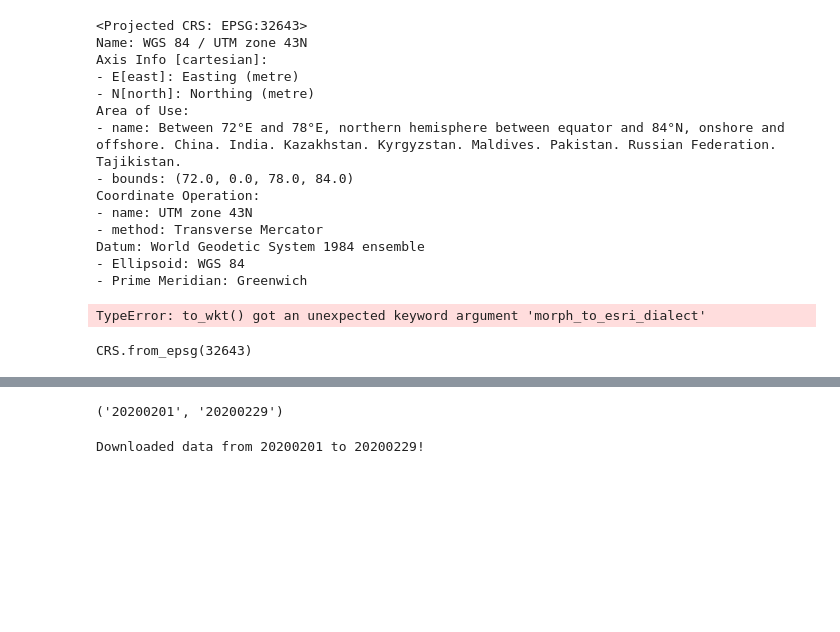
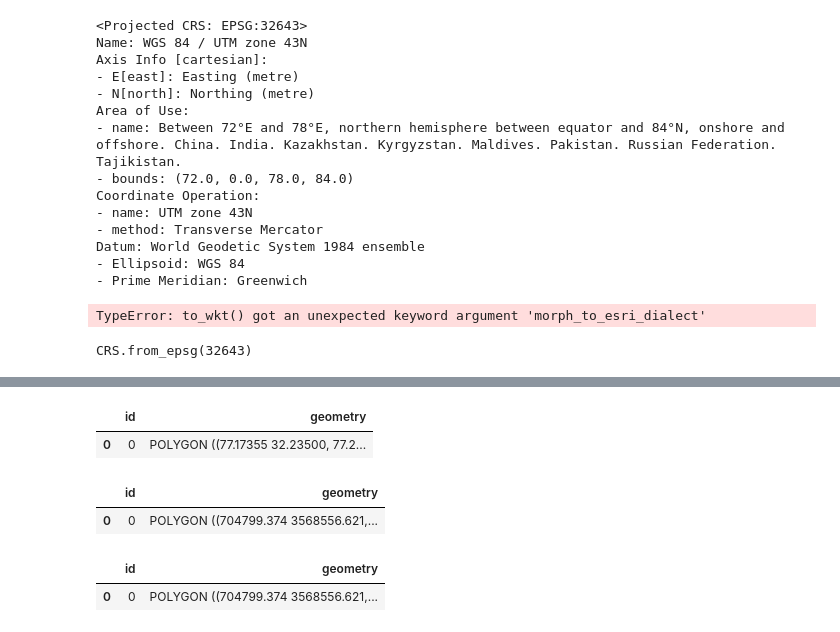
Before and after one commit to YourVirtualColdChainAssistant/MLsat-cropland-himachal, a Jupyter notebook: notebooks/cloud.ipynb, the cells around one changed output, grey strips where cells are left out. Saved outputs shown, nothing was run; the diff lists cells and outputs as text; code cells hidden in the pictures; blank space fills up the shorter version.

```diff
--- a/notebooks/cloud.ipynb
+++ b/notebooks/cloud.ipynb
@@ -646,4 +619,0 @@ get_month_first_last_date(12)
-# %%
-get_month_first_last_date(2)
-# %% [output]
-('20200201', '20200229')
@@ -652,4 +619,0 @@ date_ranges = get_month_first_last_date(2)
-# %%
-print(f'Downloaded data from {date_ranges[0]} to {date_ranges[1]}!')
-# %% [output]
-Downloaded data from 20200201 to 20200229!
@@ -655,0 +622,18 @@ Downloaded data from 20200201 to 20200229!
+# %%
+data = geopandas.read_file('../data/train_area/train_area.shp')
+data
+# %% [output]
+|  | id | geometry |
+| 0 | 0 | POLYGON ((77.17355 32.23500, 77.2... |
+# %%
+data = data.to_crs(32643)
+data
+# %% [output]
+|  | id | geometry |
+| 0 | 0 | POLYGON ((704799.374 3568556.621,... |
+# %%
+data = data.to_crs(pyproj.CRS('epsg:32643'))
+data
+# %% [output]
+|  | id | geometry |
+| 0 | 0 | POLYGON ((704799.374 3568556.621,... |
```
Also changed, not shown: parts of 17 cells of this notebook, 3 other files.
